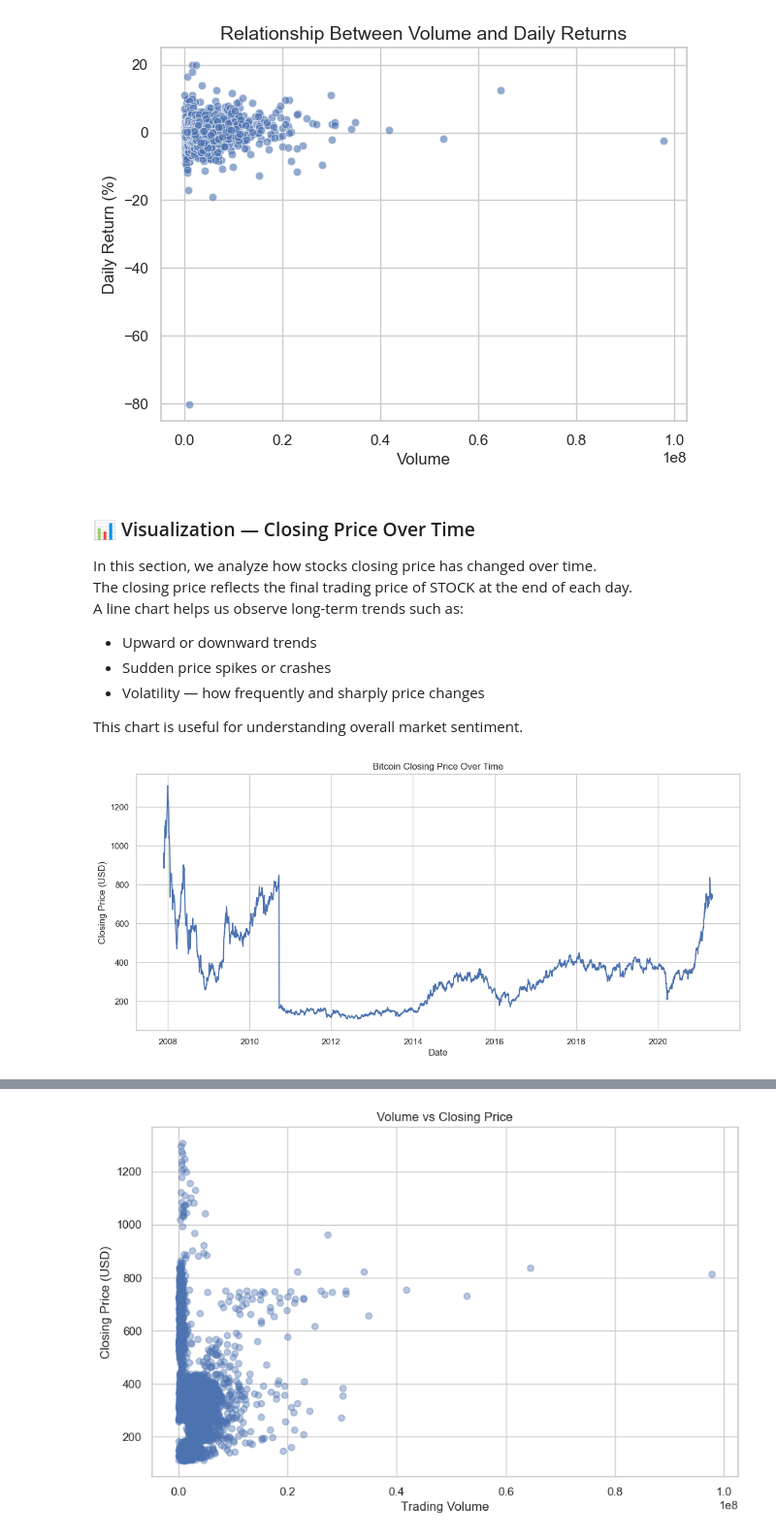
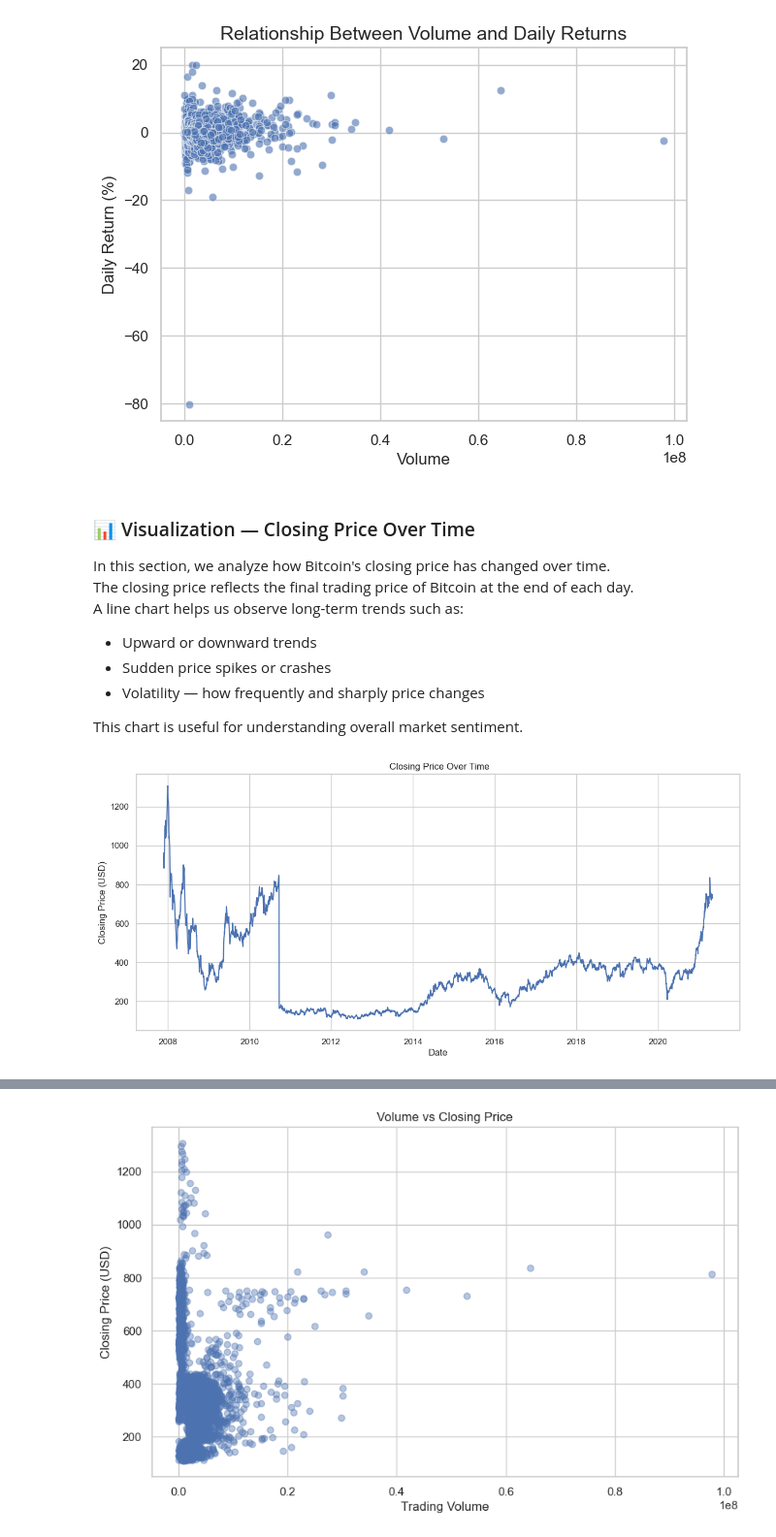
Before and after one commit to ishani-1910/AdaniPorts-Stock-Analysis, a Jupyter notebook: analysis/task_analysis.ipynb, the cells around one changed output, grey strips where cells are left out. Shown at 97% size. Cells and saved outputs as stored; diff of their text form; code cells hidden in the pictures.

```diff
--- a/analysis/task_analysis.ipynb
+++ b/analysis/task_analysis.ipynb
@@ -230,8 +232,8 @@ plt.show()
 # %% [markdown]
 ### 📊 Visualization — Closing Price Over Time
 
-In this section, we analyze how stocks closing price has changed over time.
-The closing price reflects the final trading price of STOCK at the end of each day.
+In this section, we analyze how Bitcoin's closing price has changed over time.
+The closing price reflects the final trading price of Bitcoin at the end of each day.
 A line chart helps us observe long-term trends such as:
 - Upward or downward trends
 - Sudden price spikes or crashes
@@ -248,17 +250,17 @@ df['Date'] = pd.to_datetime(df['Date'])
 # %%
 import matplotlib.pyplot as plt
 
 df = df.sort_values(by='Date')
 
 plt.figure(figsize=(14, 6))
 plt.plot(df['Date'], df['Close'], linewidth=1.5)
-plt.title('Bitcoin Closing Price Over Time')
+plt.title(' Closing Price Over Time')
 plt.xlabel('Date')
 plt.ylabel('Closing Price (USD)')
 plt.grid(True)
 plt.show()
 # %% [output]
-[figure, old version]
+[figure, new version]
 # %% [markdown]
 ### 📌 Visualization — Trading Volume vs Closing Price (Scatter Plot)
 
```
Also changed, not shown: parts of 11 cells of this notebook.
